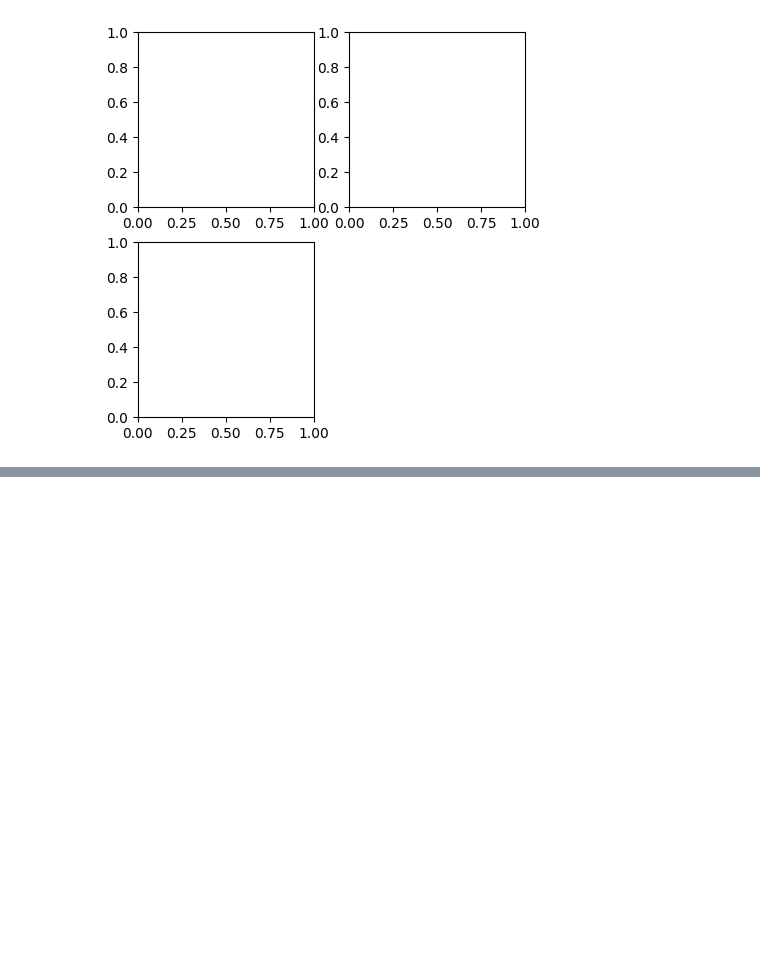
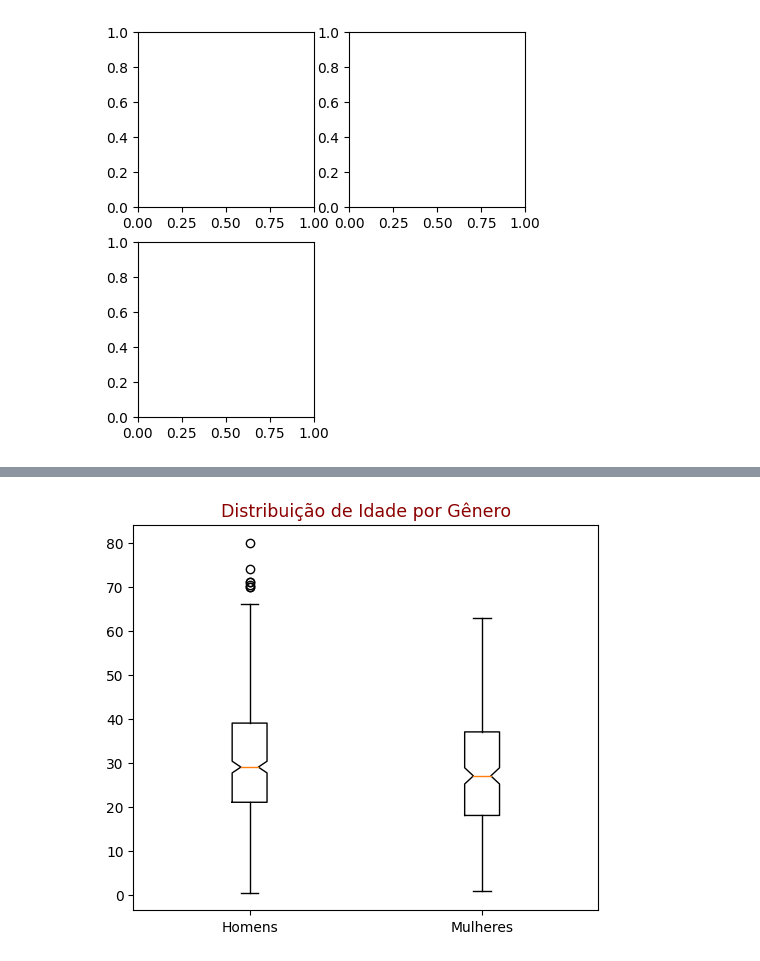
Before and after one commit to luanlimasoueu/analise-de-dados, a Jupyter notebook: plot/matplotlib/1_exemplo_mat.ipynb, the cells around one changed output, grey strips where cells are left out. Cells and saved outputs as stored; diff of their text form; code cells hidden in the pictures; blank space fills up the shorter version.

```diff
--- a/plot/matplotlib/1_exemplo_mat.ipynb
+++ b/plot/matplotlib/1_exemplo_mat.ipynb
@@ -68,0 +82,13 @@ ax.set_ylabel('Valores de $\sqrt{a}$ com ruído');  # Rótulo do eixo Y
+# %%
+fig, ax = plt.subplots(figsize = (6, 5))
+valores = (dados.loc[dados['Sex'] == 'male', 'Age'].dropna(),
+           dados.loc[dados['Sex'] == 'female', 'Age'].dropna())
+ax.boxplot(x = valores,
+           notch = True
+          )
+ax.set_title('Distribuição de Idade por Gênero',
+             fontdict = {'fontsize': 12.5,
+                         'color': 'darkred'})
+ax.set_xticklabels(['Homens', 'Mulheres']);
+# %% [output]
+[figure, added]
```
Also changed, not shown: parts of 16 cells of this notebook, 8 other files.
